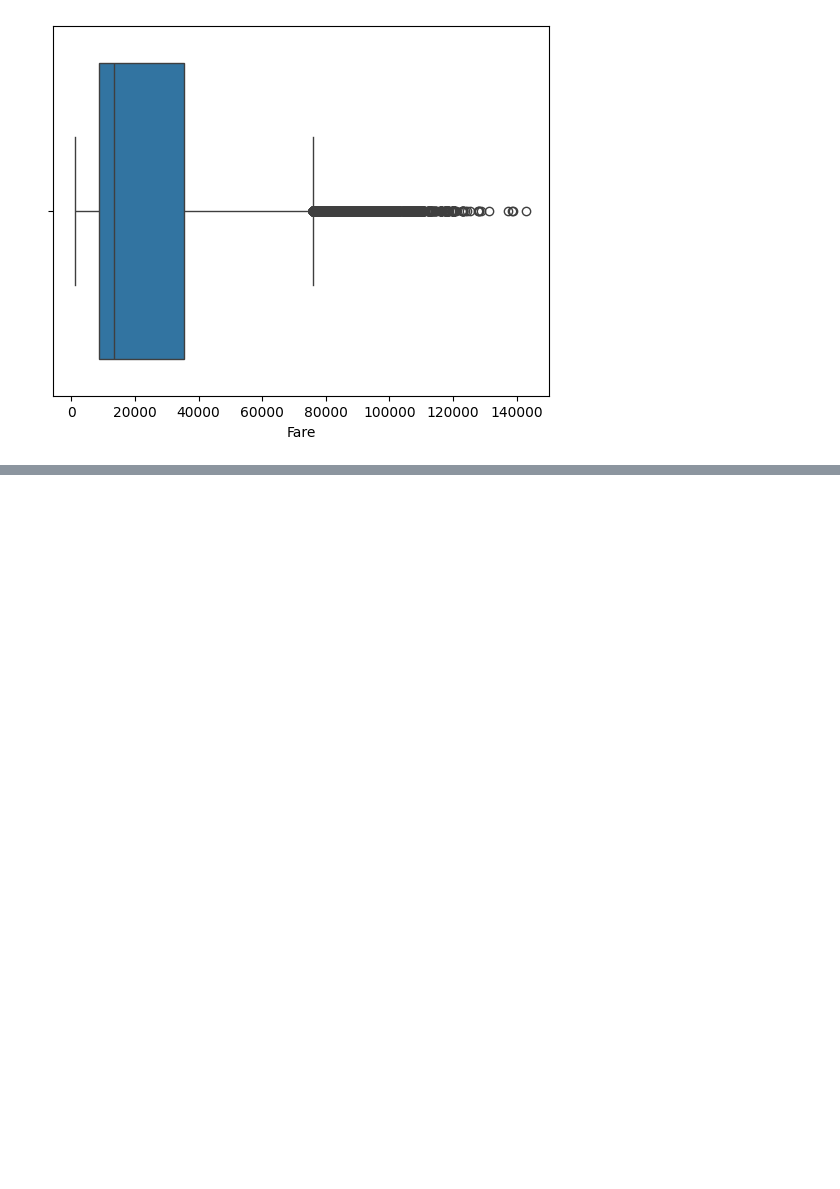
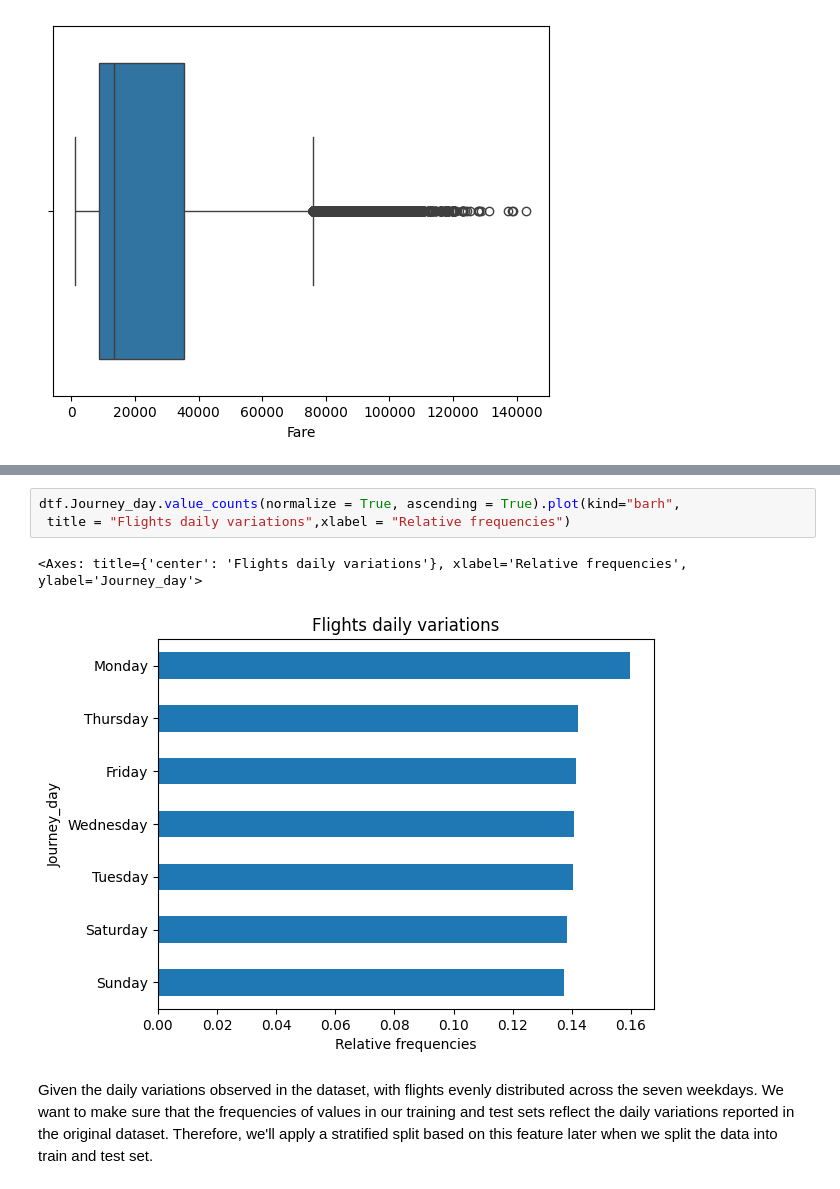
Before and after one commit to NoamGini/Tabular-data-science---Airfare, a Jupyter notebook: Pipline.ipynb, the cells around one changed output, grey strips where cells are left out. Saved outputs shown, nothing was run; the diff lists cells and outputs as text; blank space fills up the shorter version.

```diff
--- a/Pipline.ipynb
+++ b/Pipline.ipynb
@@ -114,0 +218,8 @@ We suspect that there are outliers around the 140000 fare.
+# %%
+dtf.Journey_day.value_counts(normalize = True, ascending = True).plot(kind="barh",
+ title = "Flights daily variations",xlabel = "Relative frequencies")
+# %% [output]
+<Axes: title={'center': 'Flights daily variations'}, xlabel='Relative frequencies', ylabel='Journey_day'>
+[figure, added]
+# %% [markdown]
+Given the daily variations observed in the dataset, with flights evenly distributed across the seven weekdays. We want to make sure that the frequencies of values in our training and test sets reflect the daily variations reported in the original dataset. Therefore, we'll apply a stratified split based on this feature later when we split the data into train and test set.
```
Also changed, not shown: parts of 17 cells of this notebook.
